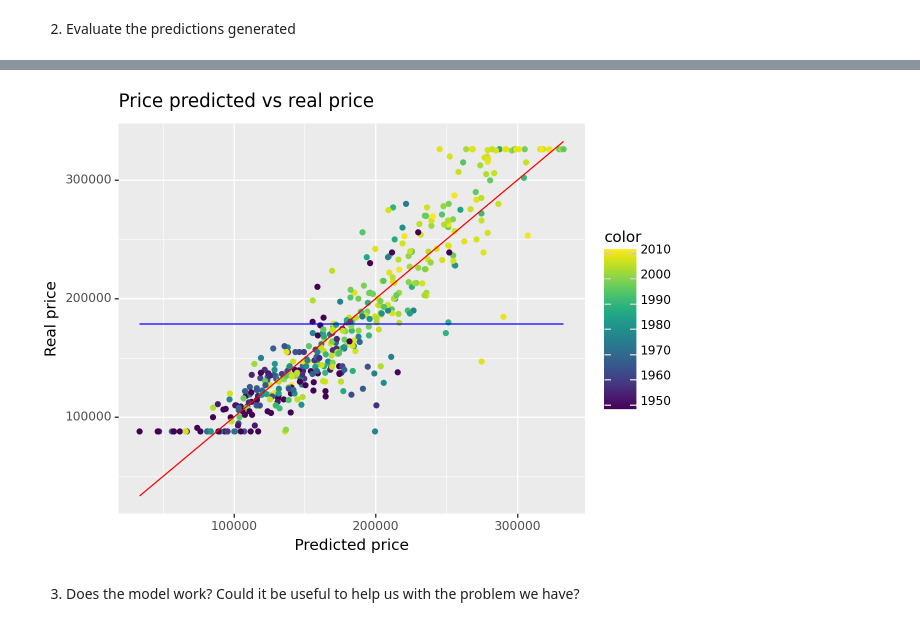
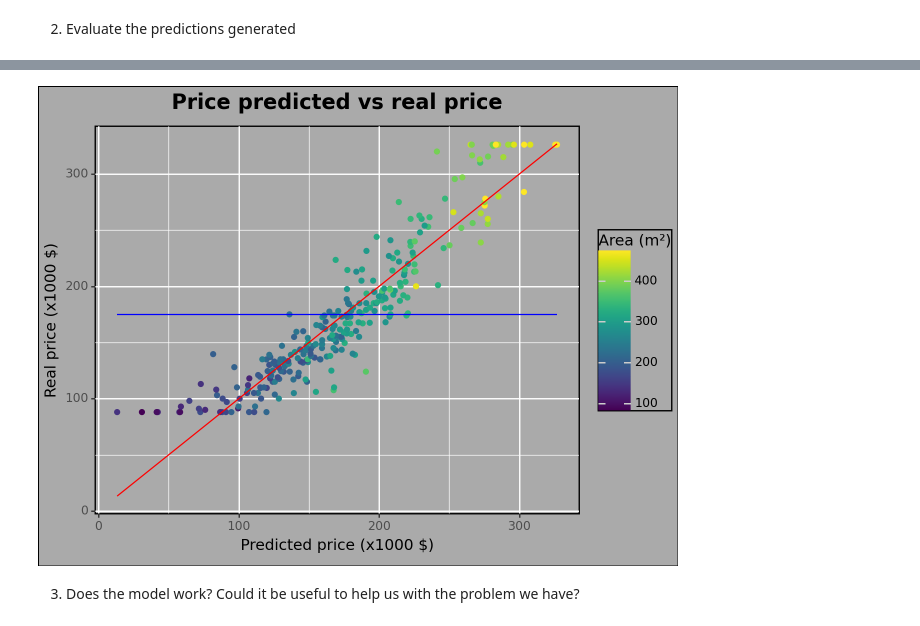
Before and after one commit to TehWeifu/IABD, a Jupyter notebook: SistemasDeAprendizajeAutomatico/Andreas/Project/primer-ejercicio/entregable/entregable-JBSL.ipynb, the cells around one changed output, grey strips where cells are left out. Saved outputs shown, nothing was run; the diff lists cells and outputs as text; code cells hidden in the pictures.

```diff
--- a/SistemasDeAprendizajeAutomatico/Andreas/Project/primer-ejercicio/entregable/entregable-JBSL.ipynb
+++ b/SistemasDeAprendizajeAutomatico/Andreas/Project/primer-ejercicio/entregable/entregable-JBSL.ipynb
@@ -329,3 +344,6 @@ house_data['Neighborhood'] = encoded_neighborhood
+# %%
+# Clipping year remodeled (or built) to at last 1950
+house_data['YearRemodAdd'] = house_data['YearRemodAdd'].clip(lower=1950)
 # %%
 # Clipping the sale price to handle outliers
 lower_percentile = house_data['SalePrice'].quantile(0.05)
@@ -382,3 +400,8 @@ The relevance between the variable 'YearRemodAdd' and 'SalePrice' is 0.55.
 2. Can we create some variable to improve the relevance?
 # %% [markdown]
 Yes, the sum of the variables 'GarageArea' + 'TotalBsmtSF' + '1stFlrSF' + '2ndFlrSF' can result in a new feature (UsefulArea) that has a high relevance for our problem.
+# %%
+house_data["UsefulArea"] = house_data["TotalBsmtSF"] + house_data["1stFlrSF"] + house_data["2ndFlrSF"] + house_data[
+    "GarageArea"]
+house_data["UsefulArea"] = house_data["UsefulArea"].clip(1_000, 5_000)
+house_data["UsefulArea"] = house_data["UsefulArea"]
@@ -467,4 +513,4 @@ The sexiest step, but for now the simplest one. We use libraries with models alr
 1. Create a regression model
 # %%
 model = LinearRegression()
-model.fit(X_train, y_train)
+_ = model.fit(X_train, y_train)
@@ -473,7 +517,7 @@ LinearRegression()
 # %% [markdown]
 2. Generate predictions for you test set
 # %%
-y_predict = model.predict(X_test)
+y_predict = model.predict(X_validation)
 # %% [markdown]
 ### Evaluate the model
 We are not going to spend a lot of effort in this step for now, but it is essential to evaluate the predictions we have generated. The goal is to understand how good our model is, to know if we can trust the results and use the to answer our problem.
@@ -539,30 +585,34 @@ Root Mean squared error: $26,673.83 (14.95% off)
 # %%
 # Create a dispersion graph to compare predictions vs perfect predictions and baseline predictions
 
 metrics_df = pd.DataFrame(data={
-    "target": y_test,
-    "prediction": y_predict,
-    "color": X_test['YearRemodAdd'],
-    "baseline": baseline
+    "target": y_validation / 1_000,
+    "prediction": y_predict / 1_000,
+    "Area (m²)": X_validation['UsefulArea'] * 0.092903,
+    "baseline": baseline / 1_000
 })
 
 graph = (
         pn.ggplot(
             metrics_df,
-            pn.aes(**{"x": "prediction", "y": "target", "color": 'color'}),
+            pn.aes(**{"x": "prediction", "y": "target", "color": 'Area (m²)'}),
         ) +
         pn.geom_point() +
         pn.geom_line(pn.aes(**{"y": 'prediction'}), color='red') +  # Perfect prediction
         pn.geom_line(pn.aes(**{"y": 'baseline'}), color='blue') +  # Baseline prediction
         pn.labs(  # Actual predictions
             title='Price predicted vs real price',
-            x='Predicted price',
-            y='Real price'
+            x='Predicted price (x1000 $)',
+            y='Real price (x1000 $)'
+        ) +
+        pn.theme(
+            rect=pn.element_rect(color="black", size=1, fill='#aaa'),
+            plot_title=pn.element_text(size=15, face="bold", hjust=.5),
         )
 )
 
 graph.draw()
 # %% [output]
-[figure, old version]
+[figure, new version]
 # %% [markdown]
 3. Does the model work? Could it be useful to help us with the problem we have?
```
Also changed, not shown: parts of 22 cells of this notebook.
